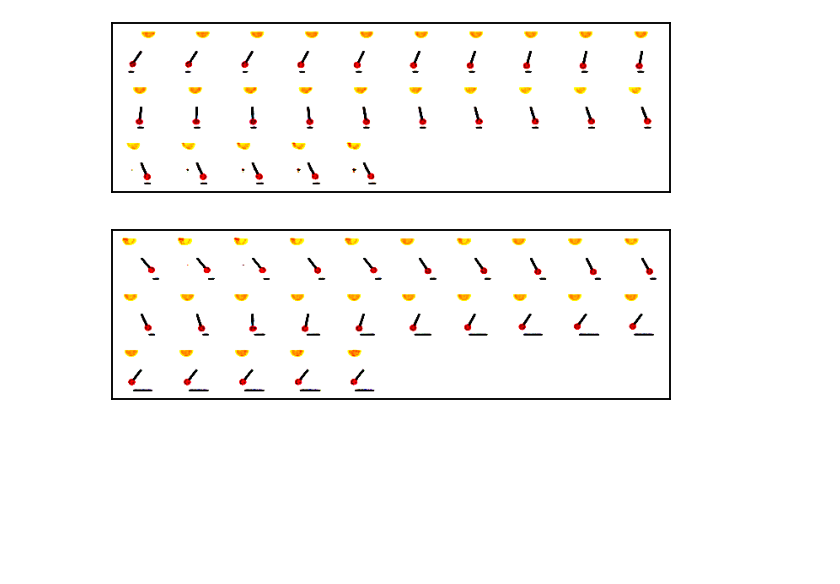
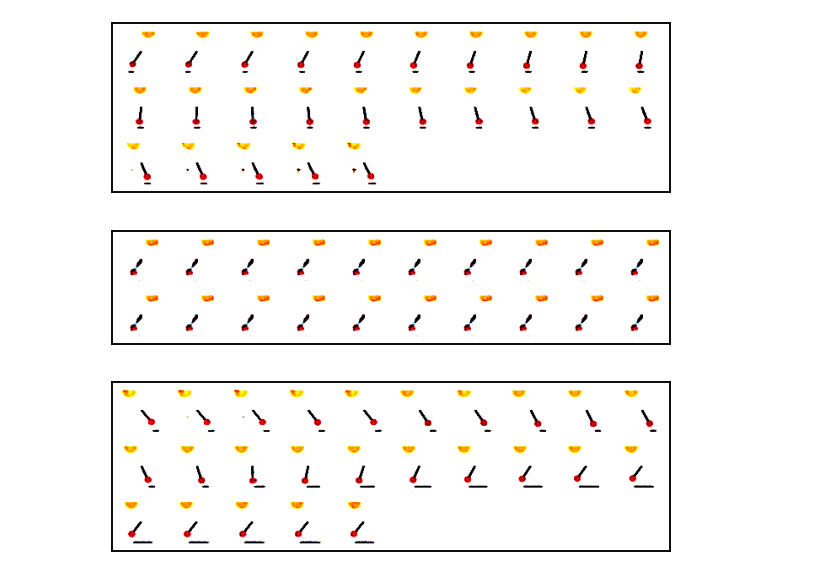
Before and after one commit to muhammadyaseen/vae-disentanglement, a Jupyter notebook: notebooks/Pendulum GNN Exploration.ipynb, the cells around one changed output. Saved outputs shown, nothing was run; the diff lists cells and outputs as text; code cells hidden in the pictures; blank space fills up the shorter version.

```diff
--- a/notebooks/Pendulum GNN Exploration.ipynb
+++ b/notebooks/Pendulum GNN Exploration.ipynb
@@ -41,7 +41,8 @@ os.environ['DISENTANGLEMENT_LIB_DATA'] = datapath
 ModelParams = namedtuple('ModelParams', ["z_dim", "l_dim", "num_labels" , "in_channels",
                                         "image_size", "batch_size", "w_recon", "w_kld", "w_sup_reg", "kl_warmup_epochs",
                                          "adjacency_matrix", "loss_terms", "use_loss_weights",
-                                        "controlled_capacity_increase", "iterations_c", "max_capacity", "dset_name"
+                                        "controlled_capacity_increase", "iterations_c", "max_capacity", "dset_name",
+                                         "num_indept_nodes"
                                         ])
 
 ExpParams = dict(
@@ -79,7 +80,7 @@ model_params = ModelParams(
         [z_dim], l_dim, 0, channels, 64, 64, 0.80, 0.15, 0.0, 0,
         os.path.join(PROJECT_ROOT, "adjacency_matrices", f"{dataset}.pkl"),
         [], False,
-        False, 0, 0, "pendulum"
+        False, 0, 0, "pendulum", 0
 )
 
 ExpParams['channels'] = channels
@@ -255,6 +215,19 @@ csvaegnn_show_traversal_images(vae_model, anchor_image, 3, 0.25, current_device=
                                     nodes_to_explore=[2,3], datapoints=xy.T, nrow=10, figsize=(10,10))
 # %% [output]
 [figure]
+# %%
+# set node 0 and 1 to zero and see what happens
+
+xy = 2*torch.ones(size=(2,20)).to(current_device)
+#x = torch.arange(-3,3.1, 0.25)
+#y = 1.0 * x
+#xy = torch.stack([x,y]).to(current_device)
+
+csvaegnn_show_traversal_images(vae_model, anchor_image, 3, 0.25, current_device=current_device,
+                                    dim_to_explore=0, mode='relative',
+                                    nodes_to_explore=[0,1], datapoints=xy.T, nrow=10, figsize=(10,10))
+# %% [output]
+[figure, added]
 # %%
 t = torch.arange(-3,3.1, 0.25).to(current_device)
 
```
Also changed, not shown: parts of 2 cells of this notebook, 3 other files.
